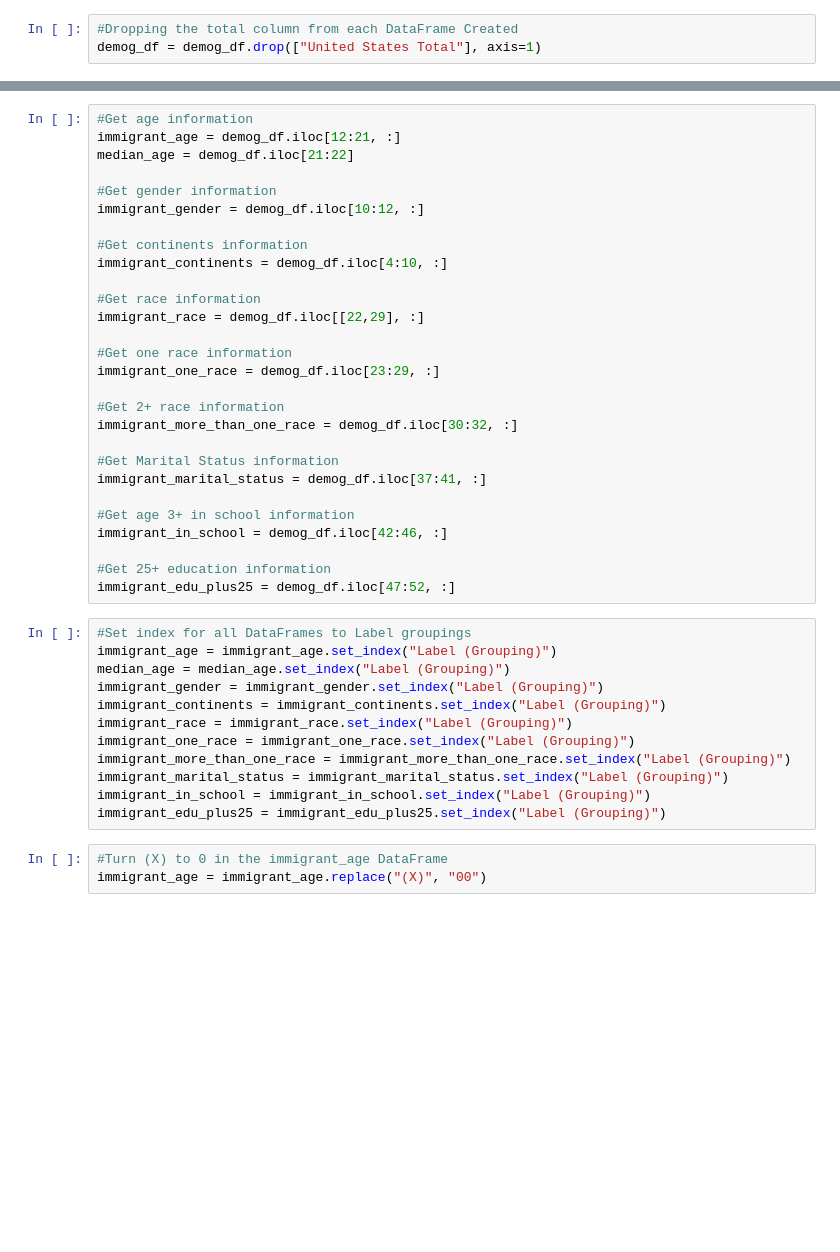
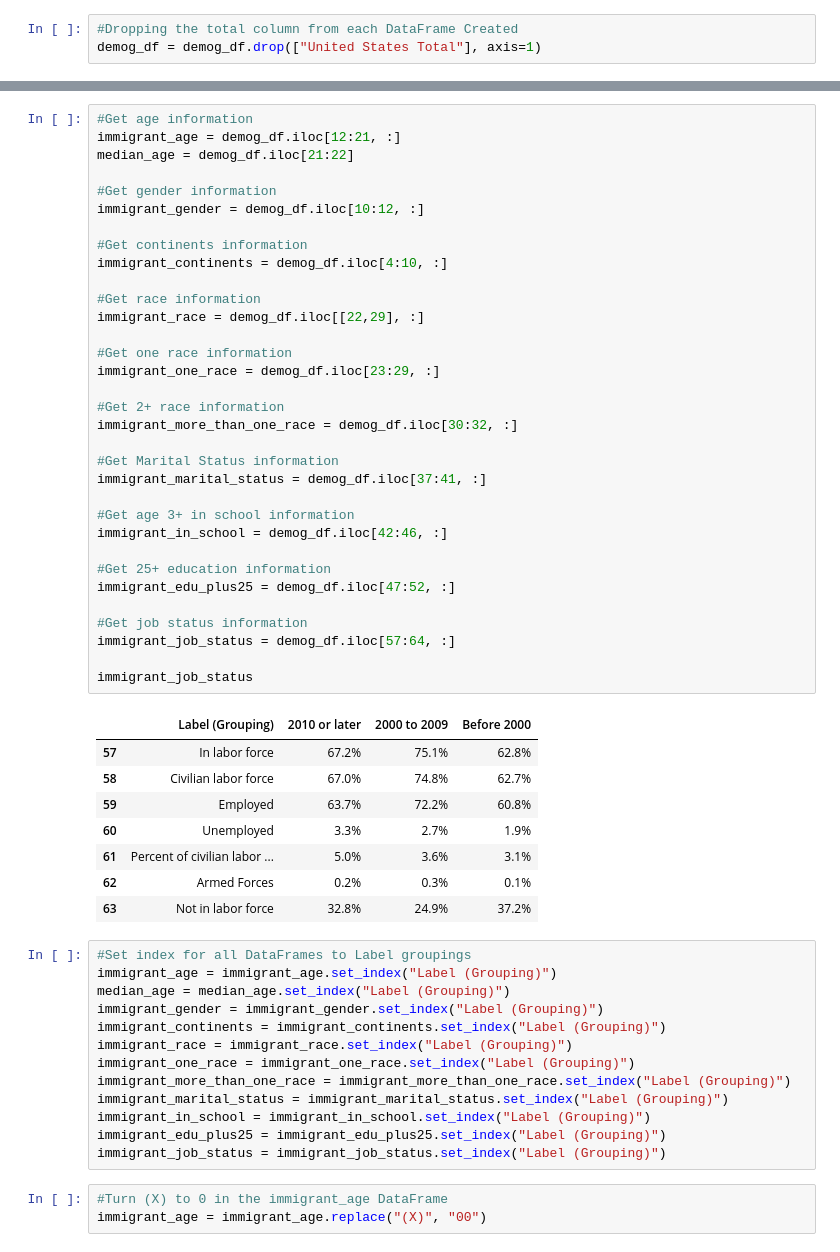
Before and after one commit to halabi93/Immigration-Data-Analysis, a Jupyter notebook: CensusData.ipynb, the cells around one changed output, grey strips where cells are left out. Drawn from its saved outputs; the diff is of its cells as text; blank space fills up the shorter version.

```diff
--- a/CensusData.ipynb
+++ b/CensusData.ipynb
@@ -53,31 +96,45 @@ total_marital_pop = total_marital_pop.apply(lambda x: x.str.replace(",", "").ast
 # %%
 #Get age information
 immigrant_age = demog_df.iloc[12:21, :]
 median_age = demog_df.iloc[21:22]
 
 #Get gender information
 immigrant_gender = demog_df.iloc[10:12, :]
 
 #Get continents information
 immigrant_continents = demog_df.iloc[4:10, :]
 
 #Get race information
 immigrant_race = demog_df.iloc[[22,29], :]
 
 #Get one race information
 immigrant_one_race = demog_df.iloc[23:29, :]
 
 #Get 2+ race information
 immigrant_more_than_one_race = demog_df.iloc[30:32, :]
 
 #Get Marital Status information
 immigrant_marital_status = demog_df.iloc[37:41, :]
 
 #Get age 3+ in school information
 immigrant_in_school = demog_df.iloc[42:46, :]
 
 #Get 25+ education information
 immigrant_edu_plus25 = demog_df.iloc[47:52, :]
+
+#Get job status information
+immigrant_job_status = demog_df.iloc[57:64, :]
+
+immigrant_job_status
+# %% [output]
+|  | Label (Grouping) | 2010 or later | 2000 to 2009 | Before 2000 |
+| 57 | In labor force | 67.2% | 75.1% | 62.8% |
+| 58 | Civilian labor force | 67.0% | 74.8% | 62.7% |
+| 59 | Employed | 63.7% | 72.2% | 60.8% |
+| 60 | Unemployed | 3.3% | 2.7% | 1.9% |
+| 61 | Percent of civilian labor ... | 5.0% | 3.6% | 3.1% |
+| 62 | Armed Forces | 0.2% | 0.3% | 0.1% |
+| 63 | Not in labor force | 32.8% | 24.9% | 37.2% |
 # %%
 #Set index for all DataFrames to Label groupings
 immigrant_age = immigrant_age.set_index("Label (Grouping)")
@@ -90,6 +147,7 @@ immigrant_more_than_one_race = immigrant_more_than_one_race.set_index("Label (Gr
 immigrant_marital_status = immigrant_marital_status.set_index("Label (Grouping)")
 immigrant_in_school = immigrant_in_school.set_index("Label (Grouping)")
 immigrant_edu_plus25 = immigrant_edu_plus25.set_index("Label (Grouping)")
+immigrant_job_status = immigrant_job_status.set_index("Label (Grouping)")
 # %%
 #Turn (X) to 0 in the immigrant_age DataFrame
 immigrant_age = immigrant_age.replace("(X)", "00")
```
Also changed, not shown: parts of 7 cells of this notebook, 11 other files.
